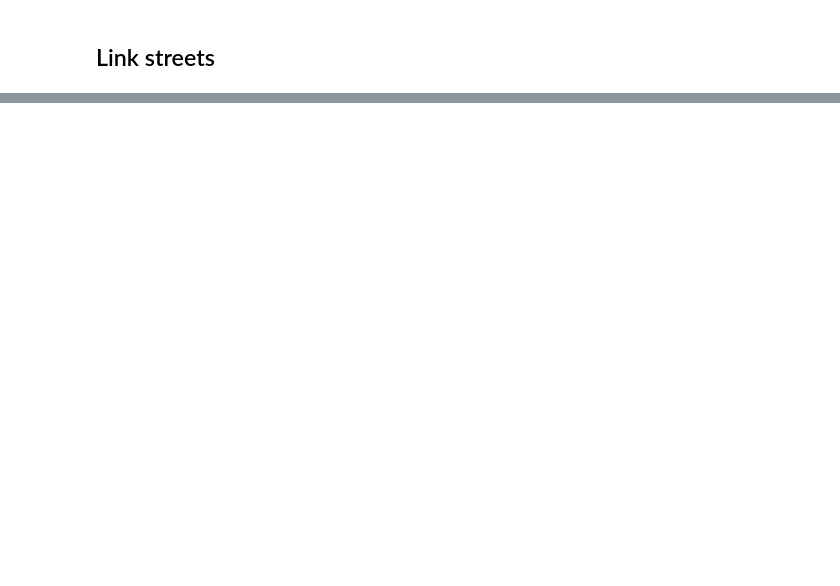
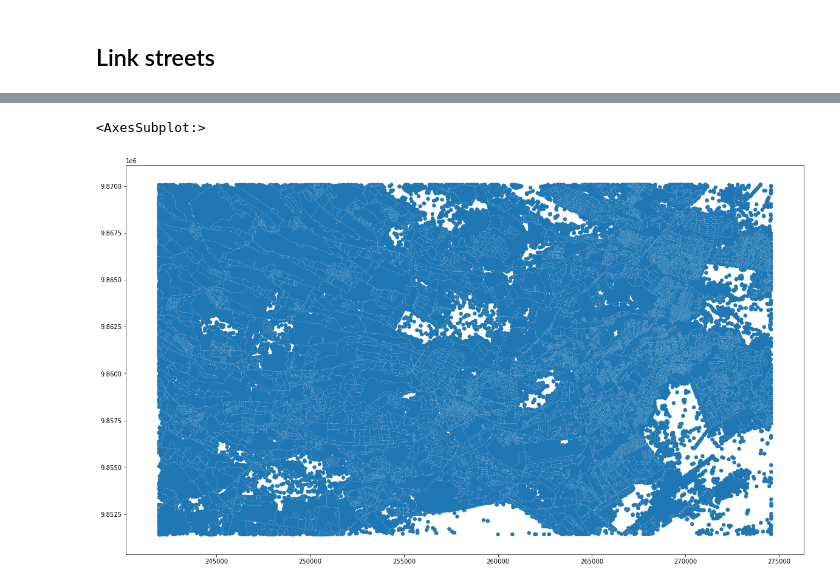
Before and after one commit to urbanmorphometrics/earth_observation_data, a Jupyter notebook: nairobi test/elements.ipynb, the cells around one changed output, grey strips where cells are left out. Drawn from its saved outputs; the diff is of its cells as text; code cells hidden in the pictures; blank space fills up the shorter version.

```diff
--- a/nairobi test/elements.ipynb
+++ b/nairobi test/elements.ipynb
@@ -49,6 +101,6 @@ extended = mm.extend_lines(edges, 20)
 # %%
-blocks, b_id, t_id = utils.new_blocks(tess, extended, buildings, id_name='bID', unique_id='uID')
+%time blocks, b_id, t_id = utils._pysal_blocks(tess, edges, buildings, id_name='bID', unique_id='uID')
 buildings['bID'] = b_id
-tessellation['bID'] = t_id
+tess['bID'] = t_id
 # %%
 blocks.to_parquet('../../nairobi/blocks.pq')
@@ -64,0 +144,5 @@ edges.to_parquet('../../nairobi/edges.pq')
+# %%
+blocks.plot(figsize=(20,20))
+# %% [output]
+<AxesSubplot:>
+[figure, added]
```
Also changed, not shown: parts of 22 cells of this notebook, 2 other files.
